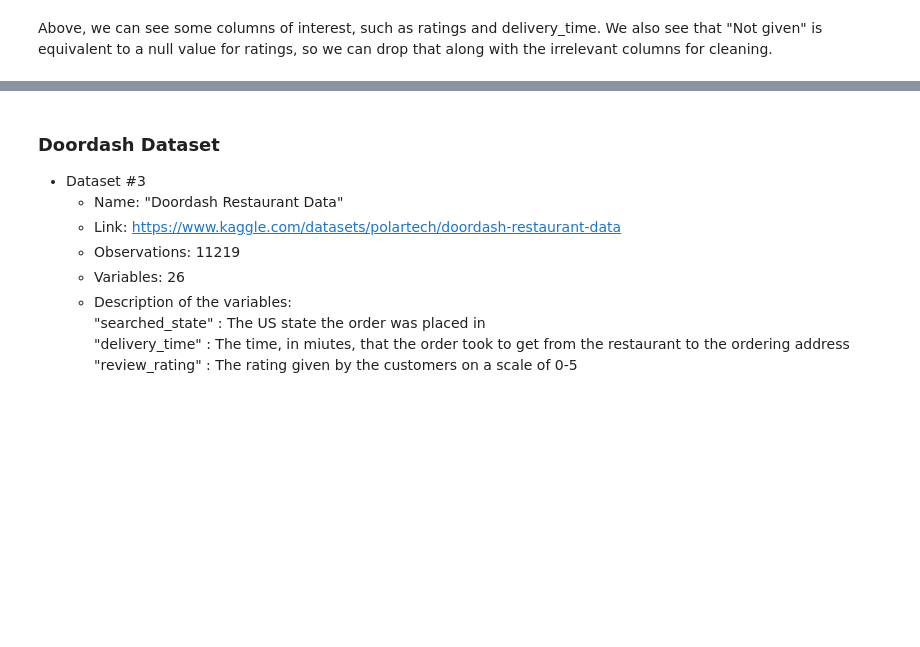
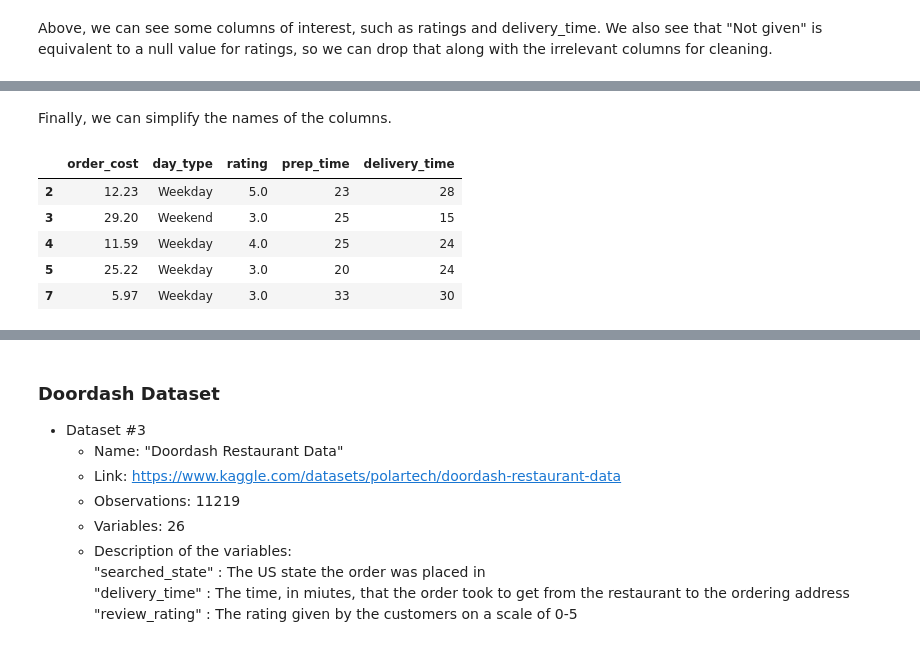
Before and after one commit to COGS108/Group111_WI26, a Jupyter notebook: 03-FinalProject.ipynb, the cells around one changed output, grey strips where cells are left out. Saved outputs shown, nothing was run; the diff lists cells and outputs as text; code cells hidden in the pictures; blank space fills up the shorter version.

```diff
--- a/03-FinalProject.ipynb
+++ b/03-FinalProject.ipynb
@@ -126,0 +152,19 @@ foodhub = foodhub.drop(columns = drop_cols)
+# %% [markdown]
+Finally, we can simplify the names of the columns.
+# %%
+rename_fh = {
+    'cost_of_the_order': 'order_cost',
+    'day_of_the_week': 'day_type',
+    'food_preparation_time': 'prep_time',
+    'delivery_time': 'delivery_time',
+    'rating': 'rating'
+}
+foodhub = foodhub.rename(columns = rename_fh)
+foodhub.head()
+# %% [output]
+|  | order_cost | day_type | rating | prep_time | delivery_time |
+| 2 | 12.23 | Weekday | 5.0 | 23 | 28 |
+| 3 | 29.20 | Weekend | 3.0 | 25 | 15 |
+| 4 | 11.59 | Weekday | 4.0 | 25 | 24 |
+| 5 | 25.22 | Weekday | 3.0 | 20 | 24 |
+| 7 | 5.97 | Weekday | 3.0 | 33 | 30 |
```
Also changed, not shown: parts of 13 cells of this notebook.
